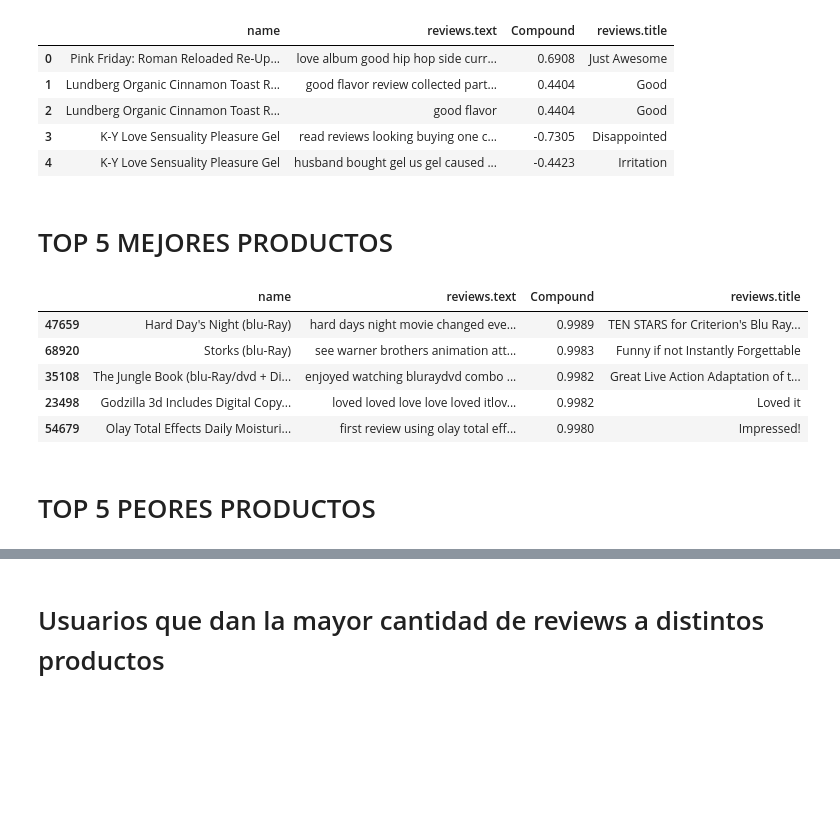
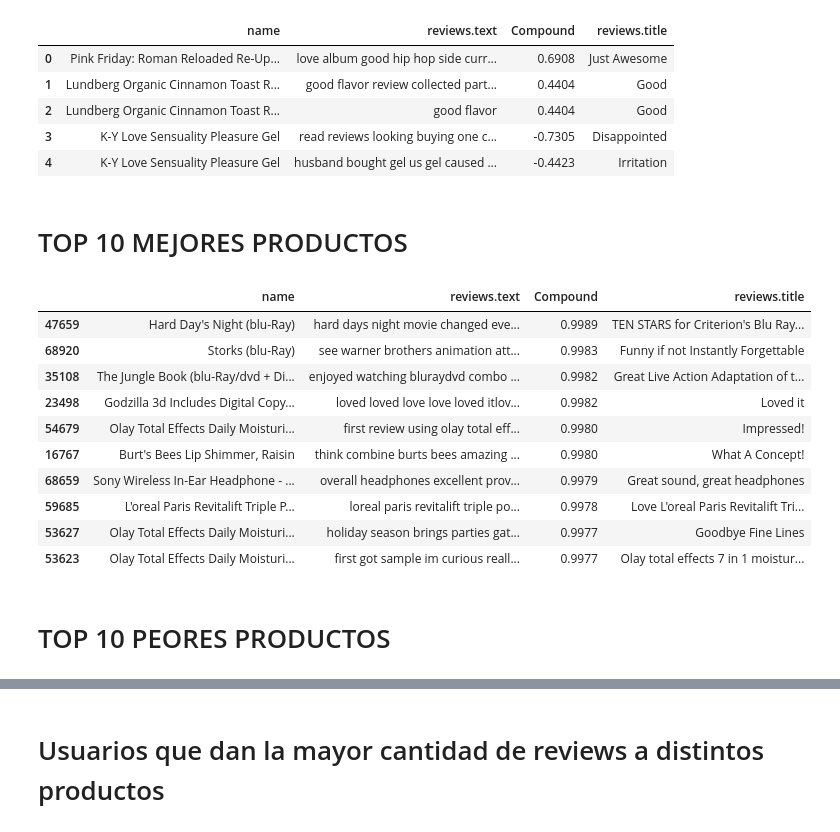
Before and after one commit to RodrigoZea/HDT5DS, a Jupyter notebook: hdt5.ipynb, the cells around one changed output, grey strips where cells are left out. Drawn from its saved outputs; the diff is of its cells as text; code cells hidden in the pictures; blank space fills up the shorter version.

```diff
--- a/hdt5.ipynb
+++ b/hdt5.ipynb
@@ -20,7 +8,0 @@ sid = SentimentIntensityAnalyzer()
-# %%
-for sentence in sentences:
-    print(sentence)
-    ss = sid.polarity_scores(sentence)
-    for k in sorted(ss):
-        print('{0}: {1}, '.format(k, ss[k]), end='')
-    print()
@@ -223,22 +160,27 @@ datosIMP.head()
 | 3 | K-Y Love Sensuality Pleasure Gel | read reviews looking buying one c... | -0.7305 | Disappointed |
 | 4 | K-Y Love Sensuality Pleasure Gel | husband bought gel us gel caused ... | -0.4423 | Irritation |
 # %%
-pd.set_option('display.max_colwidth', -1)
+pd.set_option('display.max_colwidth', 50)
 # %% [markdown]
-# TOP 5 MEJORES PRODUCTOS
+# TOP 10 MEJORES PRODUCTOS
 # %%
 datosIMPBEST = datosIMP.sort_values(by=['Compound'],ascending=False)
 datosIMPBEST = datosIMPBEST.drop_duplicates(subset='reviews.text', keep="last")
-datosIMPBEST.head()
+datosIMPBEST.head(10)
 # %% [output]
 |  | name | reviews.text | Compound | reviews.title |
 | 47659 | Hard Day's Night (blu-Ray) | hard days night movie changed eve... | 0.9989 | TEN STARS for Criterion's Blu Ray... |
 | 68920 | Storks (blu-Ray) | see warner brothers animation att... | 0.9983 | Funny if not Instantly Forgettable |
 | 35108 | The Jungle Book (blu-Ray/dvd + Di... | enjoyed watching bluraydvd combo ... | 0.9982 | Great Live Action Adaptation of t... |
 | 23498 | Godzilla 3d Includes Digital Copy... | loved loved love love loved itlov... | 0.9982 | Loved it |
 | 54679 | Olay Total Effects Daily Moisturi... | first review using olay total eff... | 0.9980 | Impressed! |
+| 16767 | Burt's Bees Lip Shimmer, Raisin | think combine burts bees amazing ... | 0.9980 | What A Concept! |
+| 68659 | Sony Wireless In-Ear Headphone - ... | overall headphones excellent prov... | 0.9979 | Great sound, great headphones |
+| 59685 | L'oreal Paris Revitalift Triple P... | loreal paris revitalift triple po... | 0.9978 | Love L'oreal Paris Revitalift Tri... |
+| 53627 | Olay Total Effects Daily Moisturi... | holiday season brings parties gat... | 0.9977 | Goodbye Fine Lines |
+| 53623 | Olay Total Effects Daily Moisturi... | first got sample im curious reall... | 0.9977 | Olay total effects 7 in 1 moistur... |
 # %% [markdown]
-# TOP 5 PEORES PRODUCTOS
+# TOP 10 PEORES PRODUCTOS
 # %%
 datosIMPWORST = datosIMP.sort_values(by=['Compound'])
 datosIMPWORST = datosIMPWORST.drop_duplicates(subset='reviews.text', keep="last")
```
Also changed, not shown: parts of 18 cells of this notebook.
